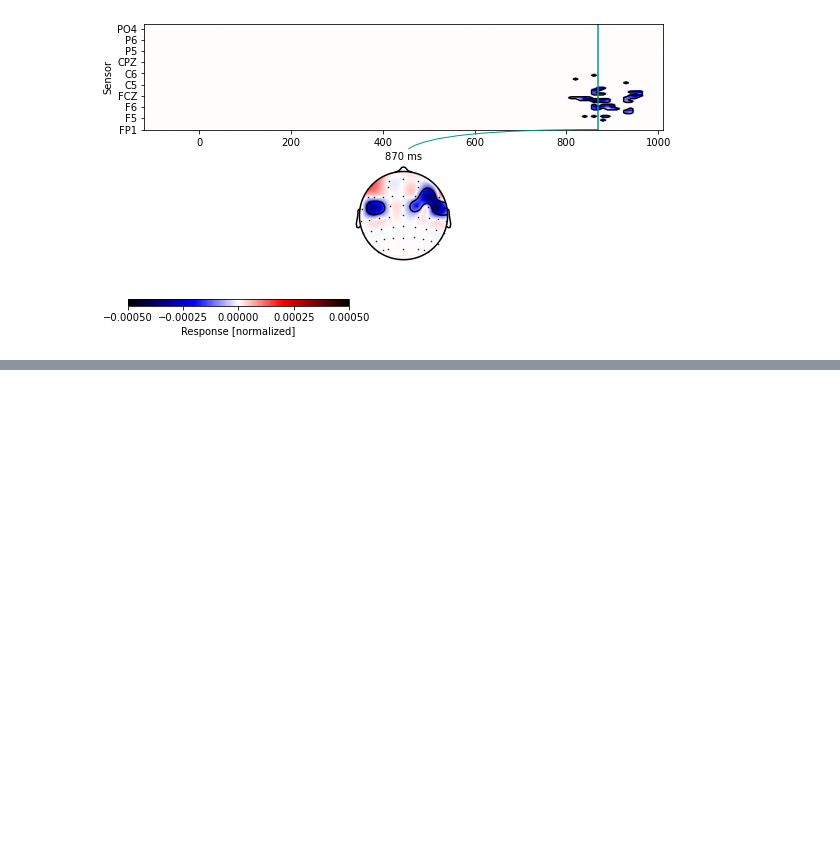
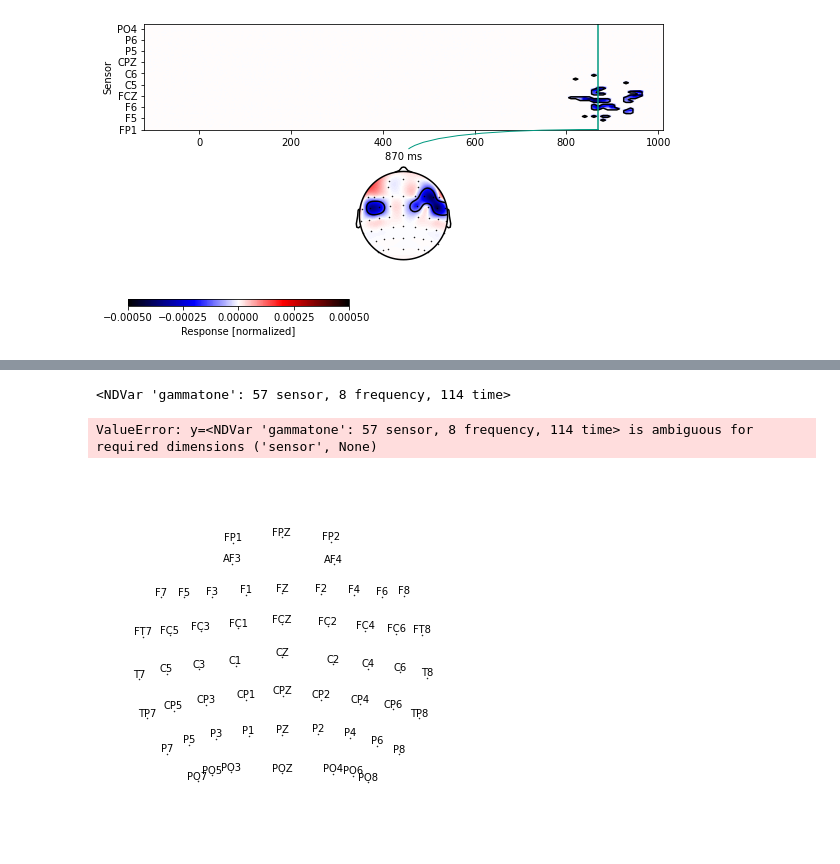
Before and after one commit to DHCLAIRE/ICN_related, a Jupyter notebook: Thesis/Alice_ESLs_analysis.ipynb, the cells around one changed output, grey strips where cells are left out. Drawn from its saved outputs; the diff is of its cells as text; code cells hidden in the pictures; blank space fills up the shorter version.

```diff
--- a/Thesis/Alice_ESLs_analysis.ipynb
+++ b/Thesis/Alice_ESLs_analysis.ipynb
@@ -122,0 +115,20 @@ cb = p.plot_colorbar(width=0.1)
+# %%
+
+sensor = res.proportion_explained
+
+sensor_plot = eelbrain.plot.SensorMap(res.h[0]) # plot all the channels
+#topomap_plot = eelbrain.plot.Topomap(res.h[0], w=10, h=4)
+print(res.h[0])
+
+
+#p = eelbrain.plot.Topomap(res.h[0]('sensor',)) #,sensors=sensor, w=6, h=5)
+
+#print(type(res.h[0]))
+#timeINT = res.h[0].shape[2]
+#print(type(time))
+p = eelbrain.plot.TopoButterfly(res.h[0], w=10, h=4)
+#p.set_time(.180)
+# %% [output]
+<NDVar 'gammatone': 57 sensor, 8 frequency, 114 time>
+ValueError: y=<NDVar 'gammatone': 57 sensor, 8 frequency, 114 time> is ambiguous for required dimensions ('sensor', None)
+[figure, added]
```
Also changed, not shown: parts of 8 cells of this notebook.
